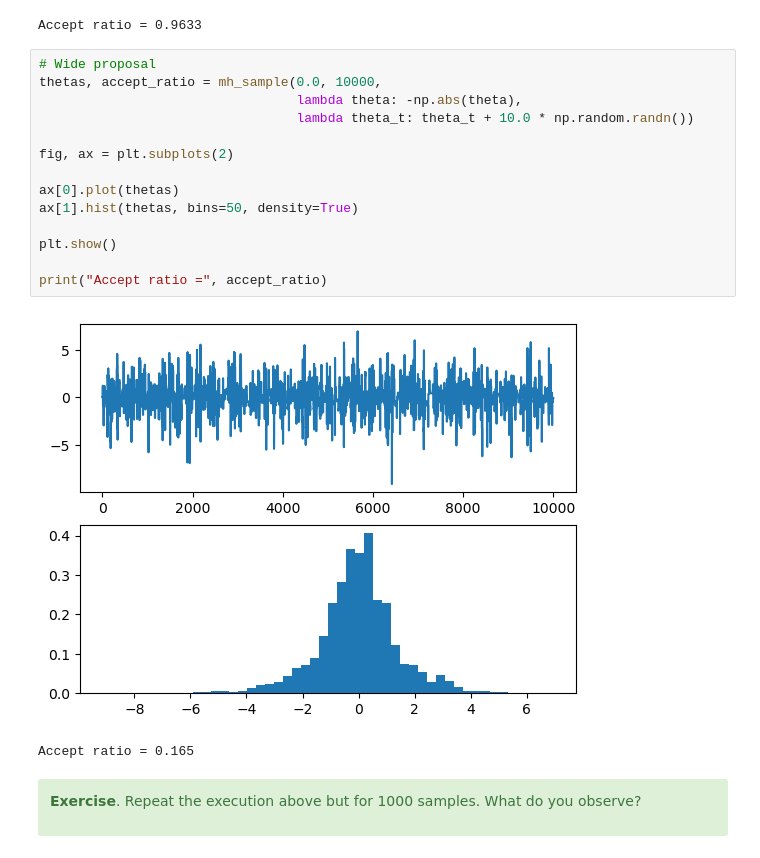
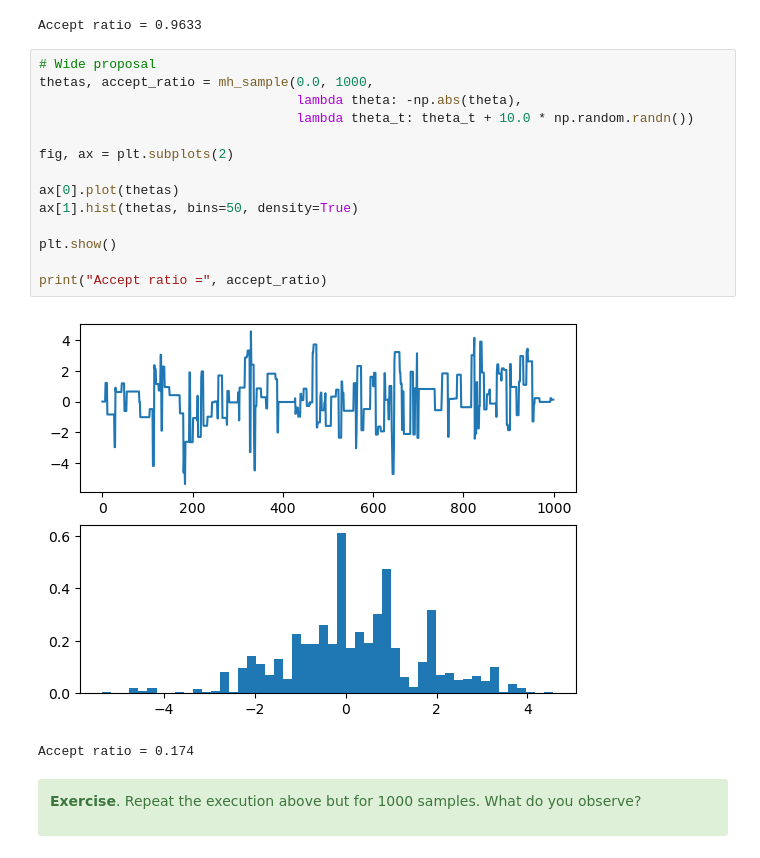
Before and after one commit to glouppe/dats0001-foundations-of-data-science, a Jupyter notebook: nb05-mcmc.ipynb, the cells around one changed output. Drawn from its saved outputs; the diff is of its cells as text.

```diff
--- a/nb05-mcmc.ipynb
+++ b/nb05-mcmc.ipynb
@@ -63,21 +68,21 @@ print("Accept ratio =", accept_ratio)
 Accept ratio = 0.9633
 # %%
 # Wide proposal
-thetas, accept_ratio = mh_sample(0.0, 10000,
+thetas, accept_ratio = mh_sample(0.0, 1000,
                                  lambda theta: -np.abs(theta),
                                  lambda theta_t: theta_t + 10.0 * np.random.randn())
 
 fig, ax = plt.subplots(2)
 
 ax[0].plot(thetas)
 ax[1].hist(thetas, bins=50, density=True)
 
 plt.show()
 
 print("Accept ratio =", accept_ratio)
 # %% [output]
-[figure, old version]
+[figure, new version]
-Accept ratio = 0.165
+Accept ratio = 0.174
 # %% [markdown]
 <div class="alert alert-success">
 
```
Also changed, not shown: parts of 14 cells of this notebook, 2 other files.
